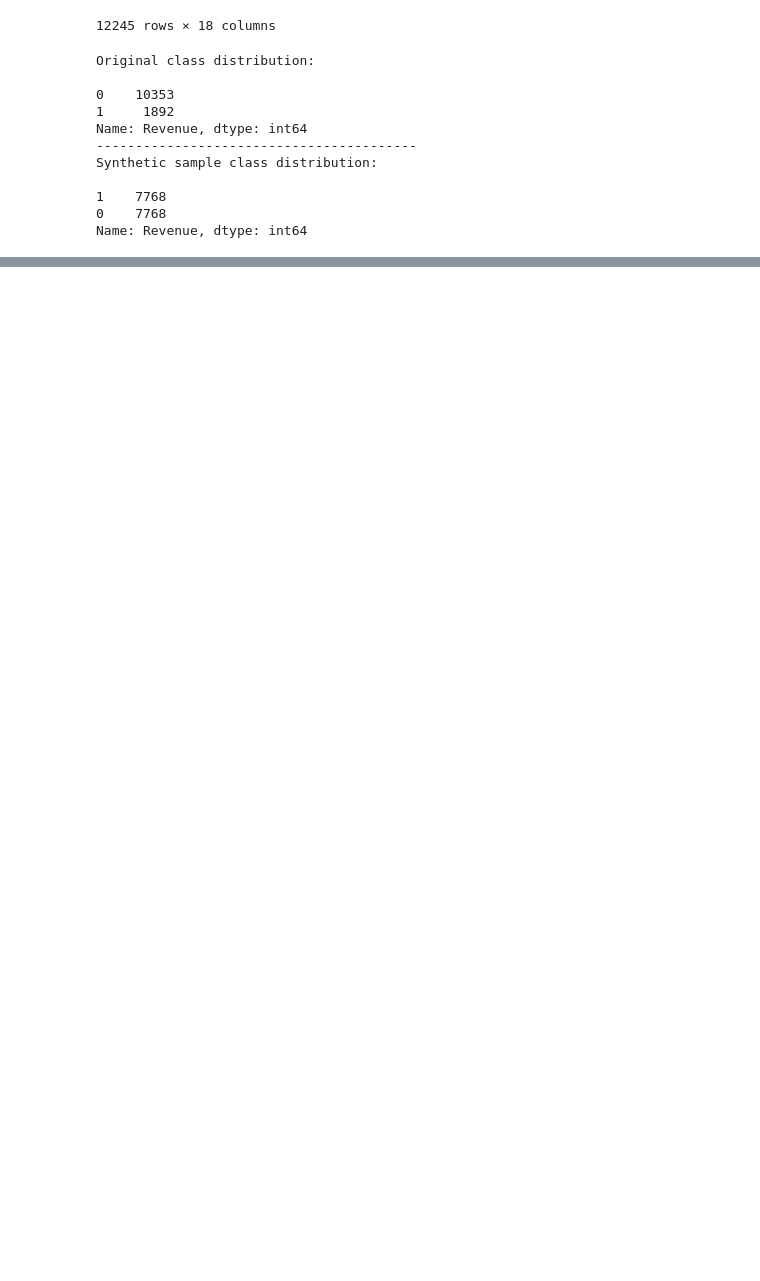
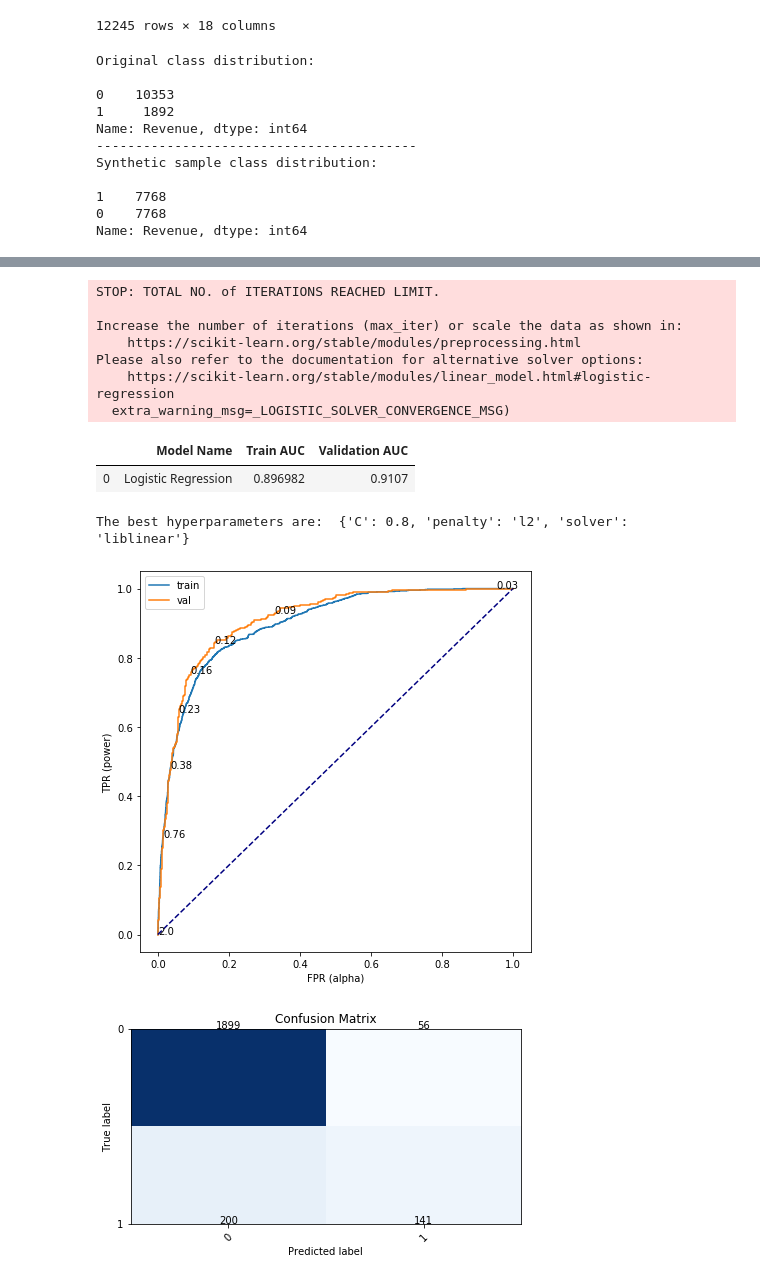
Before and after one commit to nielsbclausen/Mod_5_Project, a Jupyter notebook: niels_nb.ipynb, the cells around one changed output, grey strips where cells are left out. Drawn from its saved outputs; the diff is of its cells as text; code cells hidden in the pictures; blank space fills up the shorter version.

```diff
--- a/niels_nb.ipynb
+++ b/niels_nb.ipynb
@@ -350,0 +365,23 @@ The best hyperparameters are:  {'C': 0.33, 'penalty': 'l2', 'solver': 'liblinear
+# %%
+logistic = Classification('Logistic Regression', X_train_v, X_val, y_train_v, y_val)
+
+param_grid = {"penalty":['l1', 'l2', 'elasticnet', 'none'],            # l1 and l2 are different type of penalties
+              "solver" : ['liblinear', 'saga'],  # Algorithm to use in the optimization problem
+              "C":[0.75, 0.775, 0.8, 0.825, 0.85]}           # Inverse of regularization strength; must be a positive float. Like in support vector machines, smaller values specify stronger regularization
+# param_grid = {}
+
+logistic.get_scores(param_grid,skf)
+logistic.show_conf_matrix()
+# %% [output]
+STOP: TOTAL NO. of ITERATIONS REACHED LIMIT.
+
+Increase the number of iterations (max_iter) or scale the data as shown in:
+    https://scikit-learn.org/stable/modules/preprocessing.html
+Please also refer to the documentation for alternative solver options:
+    https://scikit-learn.org/stable/modules/linear_model.html#logistic-regression
+  extra_warning_msg=_LOGISTIC_SOLVER_CONVERGENCE_MSG)
+|  | Model Name | Train AUC | Validation AUC |
+| 0 | Logistic Regression | 0.896982 | 0.9107 |
+The best hyperparameters are:  {'C': 0.8, 'penalty': 'l2', 'solver': 'liblinear'}
+[figure, added]
+[figure, added]
```
Also changed, not shown: parts of 22 cells of this notebook.
